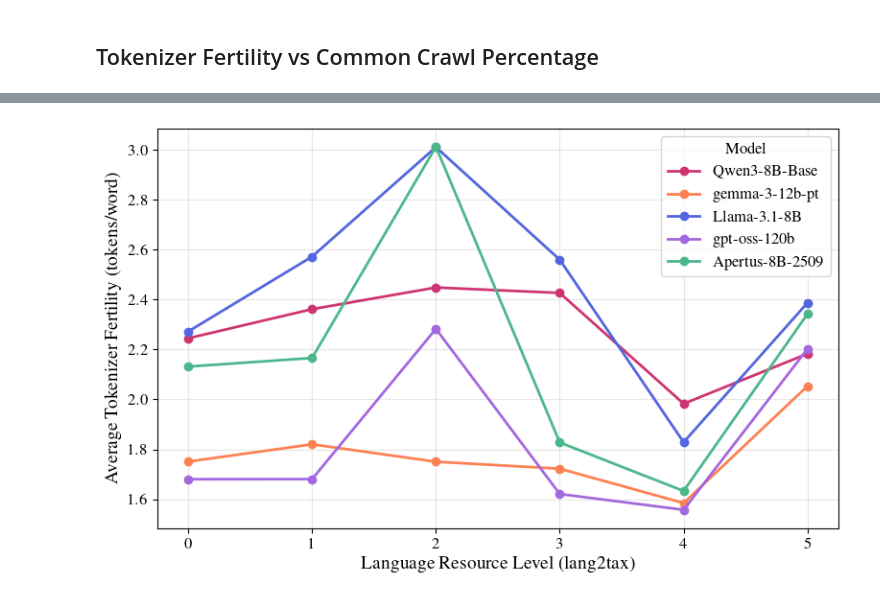
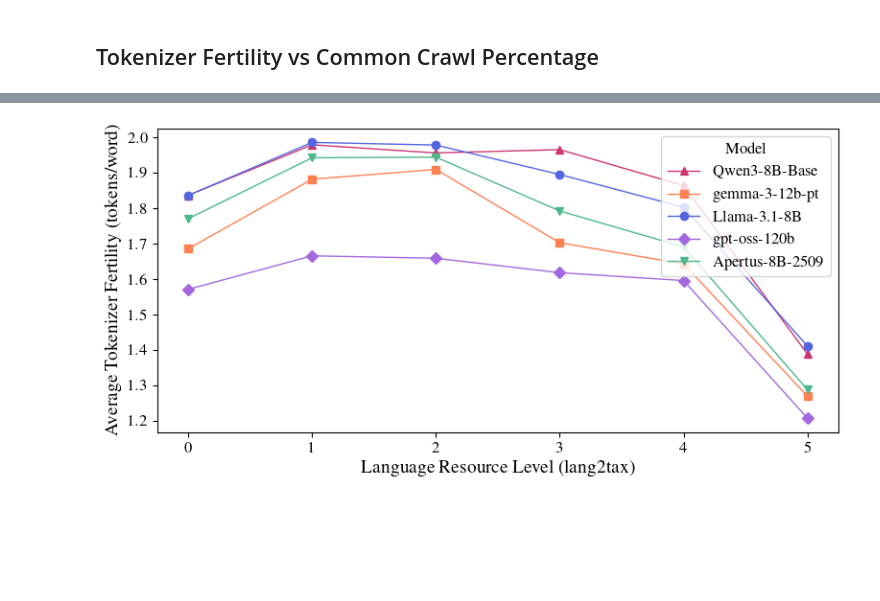
Before and after one commit to ljvmiranda921/edgeml-survey, a Jupyter notebook: notebooks/2026-02-12-figures-for-paper.ipynb, the cells around one changed output, grey strips where cells are left out. Cells and saved outputs as stored; diff of their text form; code cells hidden in the pictures; blank space fills up the shorter version.

```diff
--- a/notebooks/2026-02-12-figures-for-paper.ipynb
+++ b/notebooks/2026-02-12-figures-for-paper.ipynb
@@ -96,8 +96,20 @@ merged_df = fertility_df.merge(lang_df, on="subset", how="left")
 # Remove languages not in Common Crawl
 merged_df = merged_df[merged_df["commoncrawl_percentage"] > 0]
 
-print(f"Models: {merged_df['model'].unique()}")
-print(f"Languages after filtering: {merged_df['subset'].nunique()}")
+# Extract script from subset (e.g., "eng_Latn" -> "Latn")
+merged_df["script"] = merged_df["subset"].str.extract(r"_([A-Za-z]+)")
+
+# Filter to Latin-script languages only
+merged_df = merged_df[merged_df["script"] == "Latn"]
+
+# Remove outliers: filter out languages with fertility > 95th percentile
+tpw_95 = merged_df["tpw"].quantile(0.95)
+merged_df = merged_df[merged_df["tpw"] <= tpw_95]
+
+print(
+    f"Languages after filtering (Latin-script, no outliers): {merged_df['subset'].nunique()}"
+)
 print(f"Language families: {merged_df['lang_family'].nunique()}")
-merged_df.head()
+print(f"\nLanguages per resource level:")
+print(merged_df.groupby("lang2tax")["subset"].nunique())
 # %% [output]
@@ -187,44 +203,45 @@ plt.show()
 # %%
 # Compute average tpw per model and lang2tax level
 avg_fertility = merged_df.groupby(["model", "lang2tax"])["tpw"].mean().reset_index()
 
-# Create color palette for models
-model_colors = {
-    "meta-llama/Llama-3.1-8B": CAMBRIDGE_COLORS["indigo"],
-    "google/gemma-3-12b-pt": CAMBRIDGE_COLORS["crest"],
-    "Qwen/Qwen3-8B-Base": CAMBRIDGE_COLORS["cherry"],
-    "openai/gpt-oss-120b": CAMBRIDGE_COLORS["purple"],
-    "swiss-ai/Apertus-8B-2509": CAMBRIDGE_COLORS["green"],
+# Create color and marker palette for models
+model_styles = {
+    "meta-llama/Llama-3.1-8B": {"color": CAMBRIDGE_COLORS["indigo"], "marker": "o"},
+    "google/gemma-3-12b-pt": {"color": CAMBRIDGE_COLORS["crest"], "marker": "s"},
+    "Qwen/Qwen3-8B-Base": {"color": CAMBRIDGE_COLORS["cherry"], "marker": "^"},
+    "openai/gpt-oss-120b": {"color": CAMBRIDGE_COLORS["purple"], "marker": "D"},
+    "swiss-ai/Apertus-8B-2509": {"color": CAMBRIDGE_COLORS["green"], "marker": "v"},
 }
 
-fig, ax = plt.subplots(figsize=(8, 5))
+fig, ax = plt.subplots(figsize=(8, 4))
 
 for model in sorted(avg_fertility["model"].unique()):
     model_data = avg_fertility[avg_fertility["model"] == model].sort_values("lang2tax")
-    color = model_colors.get(model, CAMBRIDGE_COLORS["slate_3"])
+    style = model_styles.get(
+        model, {"color": CAMBRIDGE_COLORS["slate_3"], "marker": "o"}
+    )
     short_name = model.split("/")[-1]
     ax.plot(
         model_data["lang2tax"],
         model_data["tpw"],
-        marker="o",
-        linewidth=2,
+        marker=style["marker"],
+        linewidth=1,
         markersize=6,
         label=short_name,
-        color=color,
+        color=style["color"],
     )
 
 ax.set_xlabel("Language Resource Level (lang2tax)")
 ax.set_ylabel("Average Tokenizer Fertility (tokens/word)")
 ax.set_xticks(range(6))
 ax.legend(title="Model", loc="upper right")
-ax.grid(True, alpha=0.3)
 
 fig.tight_layout()
 fig.savefig(
     OUTPUT_DIR / "tokenizer_fertility_by_resource_level.pdf",
     bbox_inches="tight",
     dpi=300,
 )
 plt.show()
 # %% [output]
-[figure, old version]
+[figure, new version]
```
Also changed, not shown: parts of 2 cells of this notebook.
